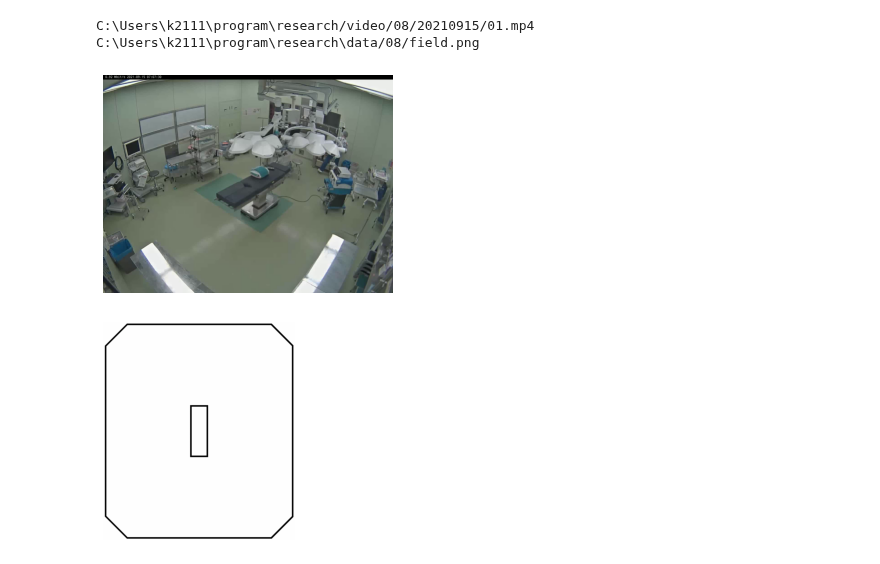
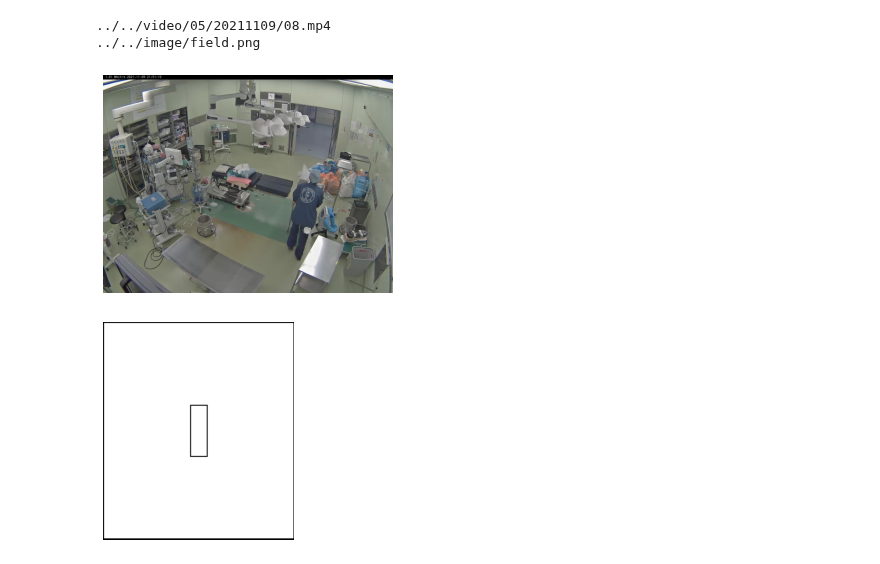
Before and after one commit to kojikojiprg/ova4gar, a Jupyter notebook: notebooks/utils/set_homography.ipynb, the cells around one changed output. Drawn from its saved outputs; the diff is of its cells as text; code cells hidden in the pictures.

```diff
--- a/notebooks/utils/set_homography.ipynb
+++ b/notebooks/utils/set_homography.ipynb
@@ -11,22 +12,28 @@ from common.transform import Homography
+# %%
+def show_img(img):
+    plt.imshow(img)
+    plt.axis("off")
+    plt.show()
 # %%
 # file path
-room_num = "08"
-date = "20210915"
-video_path = common.root + f"/video/{room_num}/{date}/01.mp4"
-field_path = common.data_dir + "/{}/field.png".format(room_num)
+room_num = "05"
+date = "20211109"
+video_path = f"../../video/{room_num}/{date}/08.mp4"
+field_path = "../../image/field.png"
 print(video_path)
 print(field_path)
 # %% [output]
-C:\Users\k2111\program\research/video/08/20210915/01.mp4
-C:\Users\k2111\program\research\data/08/field.png
+../../video/05/20211109/08.mp4
+../../image/field.png
 # %%
 # open video and image
 cap = video.Capture(video_path)
-frame = cap.read()
-utils.show_img(frame)
+cap.set_pos_frame_count(130000)
+_, frame = cap.read()
+show_img(frame)
 
 field = cv2.imread(field_path)
-utils.show_img(field)
+show_img(field)
 # %% [output]
-[figure, old version]
+[figure, new version]
-[figure, old version]
+[figure, new version]
```
Also changed, not shown: parts of 23 cells of this notebook.
